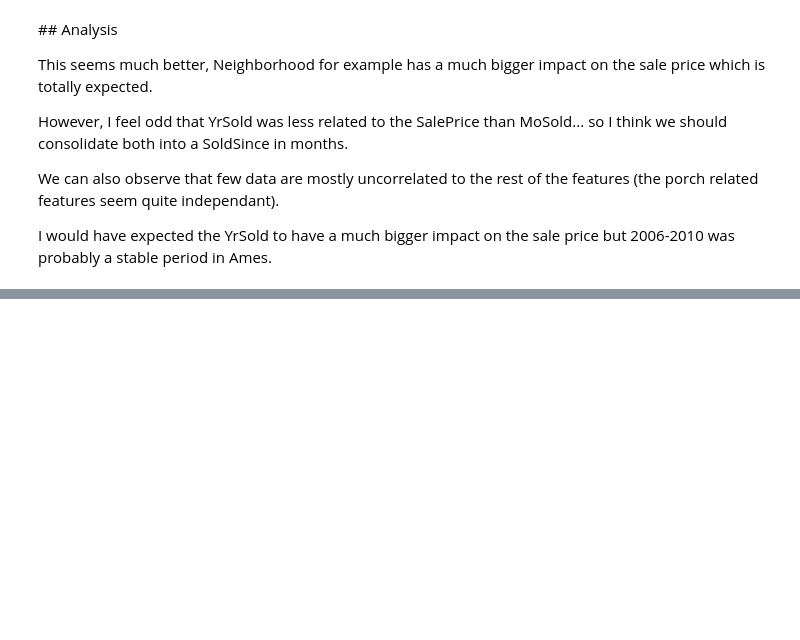
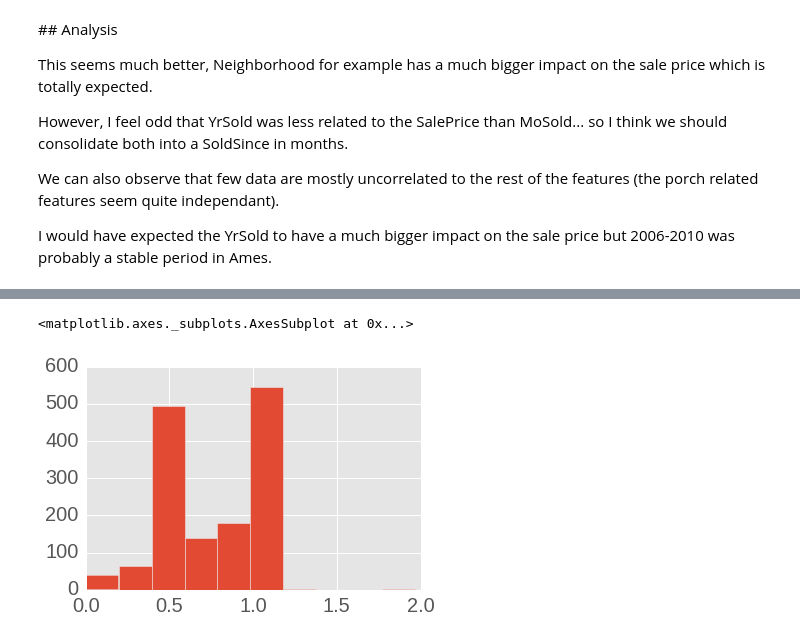
Before and after one commit to jcpince/machine-learning, a Jupyter notebook: projects/capstone/HousePrices_DataExploration.ipynb, the cells around one changed output, grey strips where cells are left out. Cells and saved outputs as stored; diff of their text form; code cells hidden in the pictures; blank space fills up the shorter version.

```diff
--- a/projects/capstone/HousePrices_DataExploration.ipynb
+++ b/projects/capstone/HousePrices_DataExploration.ipynb
@@ -183,0 +295,8 @@ Another interesting approach might be using the **Boruta feature selector** but
+# %%
+#display(train[['GrLivArea', '1stFlrSF', '2ndFlrSF']].head())
+
+train['Bsmt%'] = train.TotalBsmtSF / train.GrLivArea
+train['Bsmt%'].hist()
+# %% [output]
+<matplotlib.axes._subplots.AxesSubplot at 0x...>
+[figure, added]
```
Also changed, not shown: parts of 27 cells of this notebook, 22 other files.
